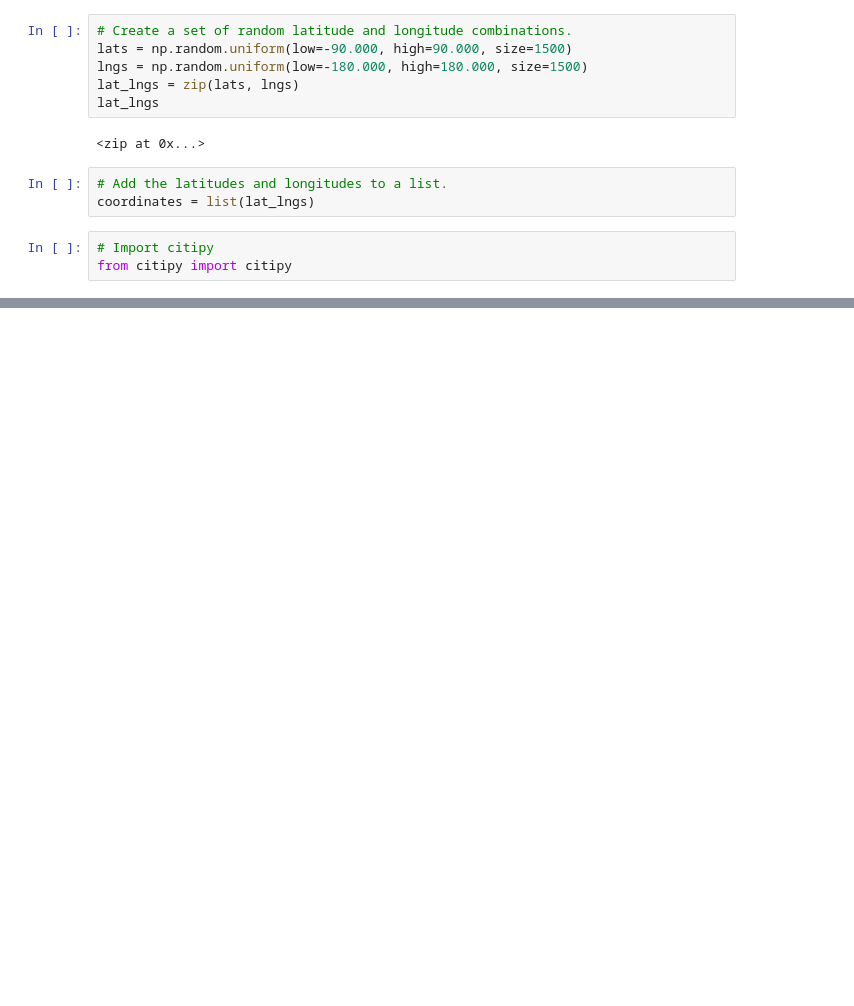
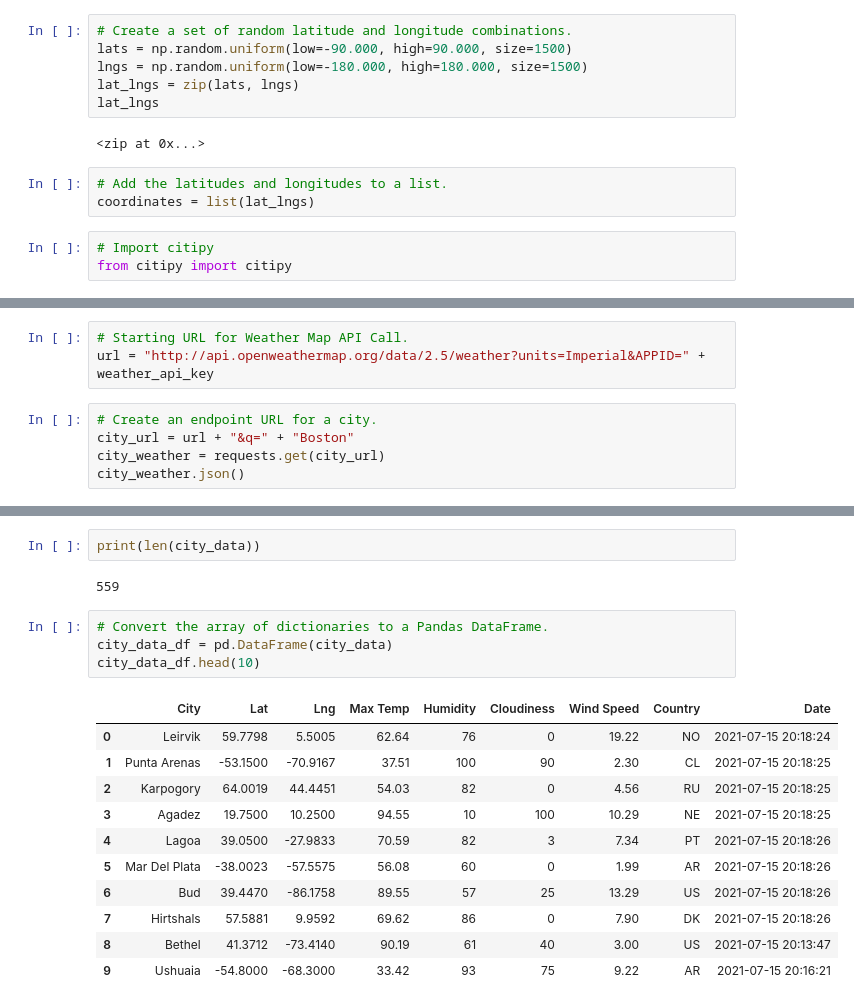
Before and after one commit to katrina356/World_Weather_Analysis, a Jupyter notebook: WeatherPy.ipynb, the cells around one changed output, grey strips where cells are left out. Cells and saved outputs as stored; diff of their text form; blank space fills up the shorter version.

Commit message:
loading weatherPy

```diff
--- a/WeatherPy.ipynb
+++ b/WeatherPy.ipynb
@@ -33,0 +40,8 @@ len(cities)
+# %%
+# Starting URL for Weather Map API Call.
+url = "http://api.openweathermap.org/data/2.5/weather?units=Imperial&APPID=" + weather_api_key
+# %%
+# Create an endpoint URL for a city.
+city_url = url + "&q=" + "Boston"
+city_weather = requests.get(city_url)
+city_weather.json()
@@ -33,0 +170,20 @@ len(cities)
+# %%
+print(len(city_data))
+# %% [output]
+559
+# %%
+# Convert the array of dictionaries to a Pandas DataFrame.
+city_data_df = pd.DataFrame(city_data)
+city_data_df.head(10)
+# %% [output]
+|  | City | Lat | Lng | Max Temp | Humidity | Cloudiness | Wind Speed | Country | Date |
+| 0 | Leirvik | 59.7798 | 5.5005 | 62.64 | 76 | 0 | 19.22 | NO | 2021-07-15 20:18:24 |
+| 1 | Punta Arenas | -53.1500 | -70.9167 | 37.51 | 100 | 90 | 2.30 | CL | 2021-07-15 20:18:25 |
+| 2 | Karpogory | 64.0019 | 44.4451 | 54.03 | 82 | 0 | 4.56 | RU | 2021-07-15 20:18:25 |
+| 3 | Agadez | 19.7500 | 10.2500 | 94.55 | 10 | 100 | 10.29 | NE | 2021-07-15 20:18:25 |
+| 4 | Lagoa | 39.0500 | -27.9833 | 70.59 | 82 | 3 | 7.34 | PT | 2021-07-15 20:18:26 |
+| 5 | Mar Del Plata | -38.0023 | -57.5575 | 56.08 | 60 | 0 | 1.99 | AR | 2021-07-15 20:18:26 |
+| 6 | Bud | 39.4470 | -86.1758 | 89.55 | 57 | 25 | 13.29 | US | 2021-07-15 20:18:26 |
+| 7 | Hirtshals | 57.5881 | 9.9592 | 69.62 | 86 | 0 | 7.90 | DK | 2021-07-15 20:18:26 |
+| 8 | Bethel | 41.3712 | -73.4140 | 90.19 | 61 | 40 | 3.00 | US | 2021-07-15 20:13:47 |
+| 9 | Ushuaia | -54.8000 | -68.3000 | 33.42 | 93 | 75 | 9.22 | AR | 2021-07-15 20:16:21 |
```
Also changed, not shown: parts of 10 cells of this notebook, 3 other files.
